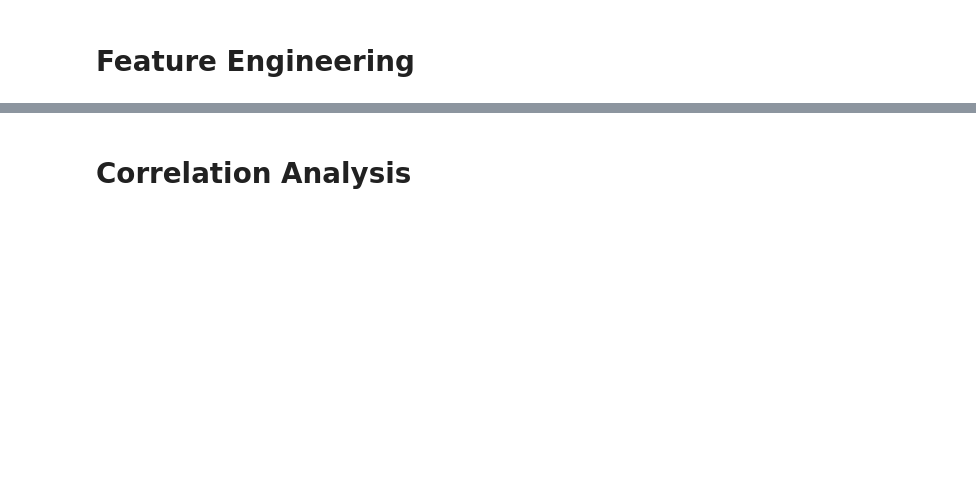
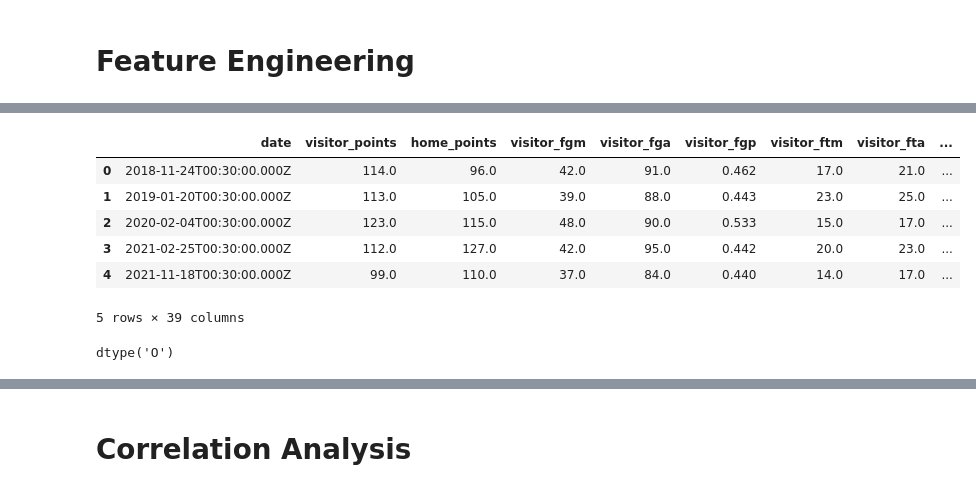
Before and after one commit to VincentGordon-Data-Analyst/nba-api, a Jupyter notebook: nba_team_analysis.ipynb, the cells around one changed output, grey strips where cells are left out. Cells and saved outputs as stored; diff of their text form; code cells hidden in the pictures; blank space fills up the shorter version.

```diff
--- a/nba_team_analysis.ipynb
+++ b/nba_team_analysis.ipynb
@@ -59,7 +59,7 @@ game_statistics_df = game_statistics_df.drop(columns=['visitor_fastBreakPoints',
        'visitor_pointsOffTurnovers', 'visitor_longestRun','visitor_plusMinus',
        'visitor_min','home_fastBreakPoints',
        'home_pointsInPaint', 'home_biggestLead', 'home_secondChancePoints',
-       'home_pointsOffTurnovers', 'home_longestRun','home_plusMinus', 'home_min','game_id'])
+       'home_pointsOffTurnovers', 'home_longestRun','home_plusMinus', 'home_min'])
 
 # Display
 game_statistics_df.head()
@@ -111 +112,8 @@ Index(['visitor_points', 'visitor_fgm', 'visitor_fga', 'visitor_fgp',
       dtype='object')
+# %%
+# Create win_pct column
+# A second dataframe will have to be used to merge to the above data frame
+# Both will be merged on the column 'game_id' so that the dates can be used
+# Read in game scores data
+game_score_df = pd.read_excel('./data/apiGameScores.xlsx')
+game_score_df.head()
@@ -111,0 +135,3 @@ Index(['visitor_points', 'visitor_fgm', 'visitor_fga', 'visitor_fgp',
+# %%
+merged_df = pd.merge(left=game_score_df, right=df, left_on='game_ids', right_on='game_id')
+merged_df.info()
@@ -111,0 +171,19 @@ Index(['visitor_points', 'visitor_fgm', 'visitor_fga', 'visitor_fgp',
+# %%
+# After merging, columns with same names are redundant and should be dropped
+merged_df = merged_df.drop(columns=['visitor_points_y', 'home_points_y', 'home', 'visitor', 'game_ids', 'game_id'])
+# %%
+merged_df = merged_df.rename(columns={'visitor_points_x': 'visitor_points',
+                         'home_points_x': 'home_points'})
+merged_df.head()
+# %% [output]
+|  | date | visitor_points | home_points | visitor_fgm | visitor_fga | visitor_fgp | visitor_ftm | visitor_fta | ... |
+| 0 | 2018-11-24T00:30:00.000Z | 114.0 | 96.0 | 42.0 | 91.0 | 0.462 | 17.0 | 21.0 | ... |
+| 1 | 2019-01-20T00:30:00.000Z | 113.0 | 105.0 | 39.0 | 88.0 | 0.443 | 23.0 | 25.0 | ... |
+| 2 | 2020-02-04T00:30:00.000Z | 123.0 | 115.0 | 48.0 | 90.0 | 0.533 | 15.0 | 17.0 | ... |
+| 3 | 2021-02-25T00:30:00.000Z | 112.0 | 127.0 | 42.0 | 95.0 | 0.442 | 20.0 | 23.0 | ... |
+| 4 | 2021-11-18T00:30:00.000Z | 99.0 | 110.0 | 37.0 | 84.0 | 0.440 | 14.0 | 17.0 | ... |
+5 rows × 39 columns
+# %%
+merged_df.date.dtype
+# %% [output]
+dtype('O')
```
Also changed, not shown: parts of 27 cells of this notebook, 6 other files.
